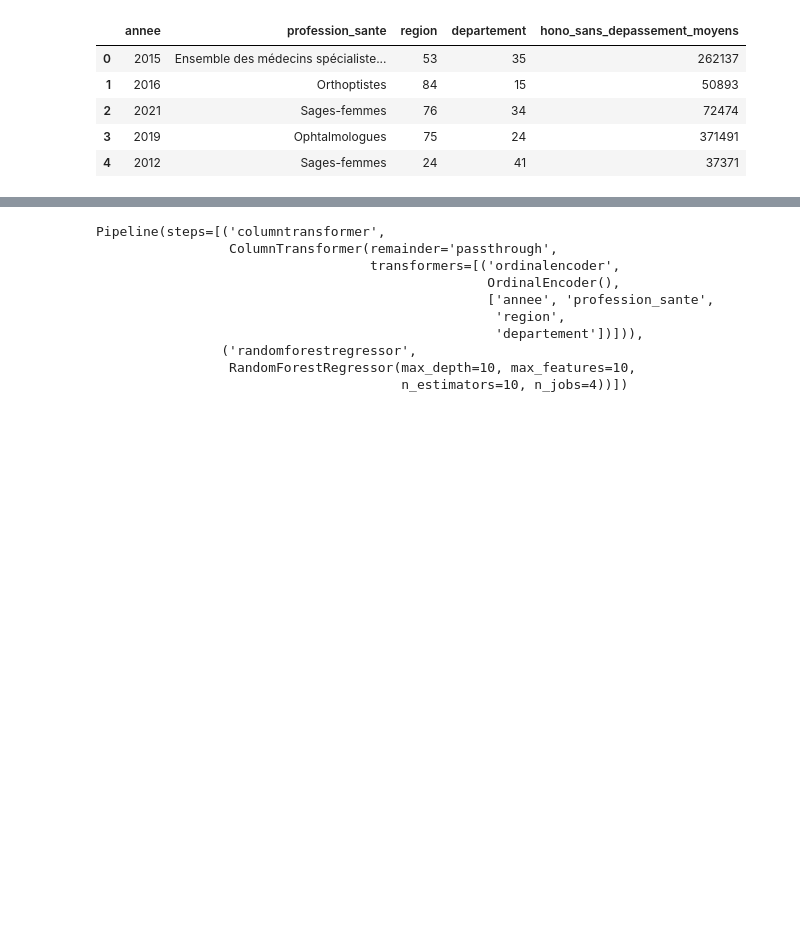
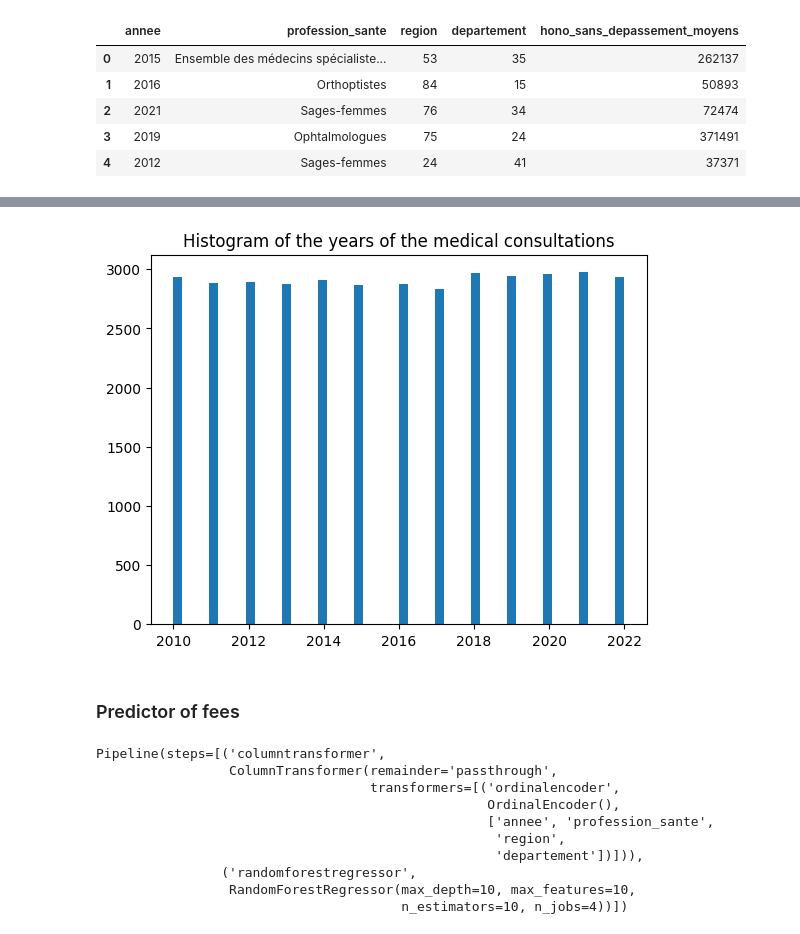
Before and after one commit to jlamjoun/healthcare_fees, a Jupyter notebook: healthcare_fees_starting_kit.ipynb, the cells around one changed output, grey strips where cells are left out. Drawn from its saved outputs; the diff is of its cells as text; code cells hidden in the pictures; blank space fills up the shorter version.

```diff
--- a/healthcare_fees_starting_kit.ipynb
+++ b/healthcare_fees_starting_kit.ipynb
@@ -136 +180,10 @@ variance des honoraires : 240161.33319560048
+# %%
+# Histogram of the years of the medical consultations
+plt.hist(X['annee'], bins=50)
+plt.title('Histogram of the years of the medical consultations')
+plt.show()
+# %% [output]
+[figure, added]
+# %% [markdown]
+### Predictor of fees
 # %%
```
Also changed, not shown: parts of 32 cells of this notebook, 1 other file.
